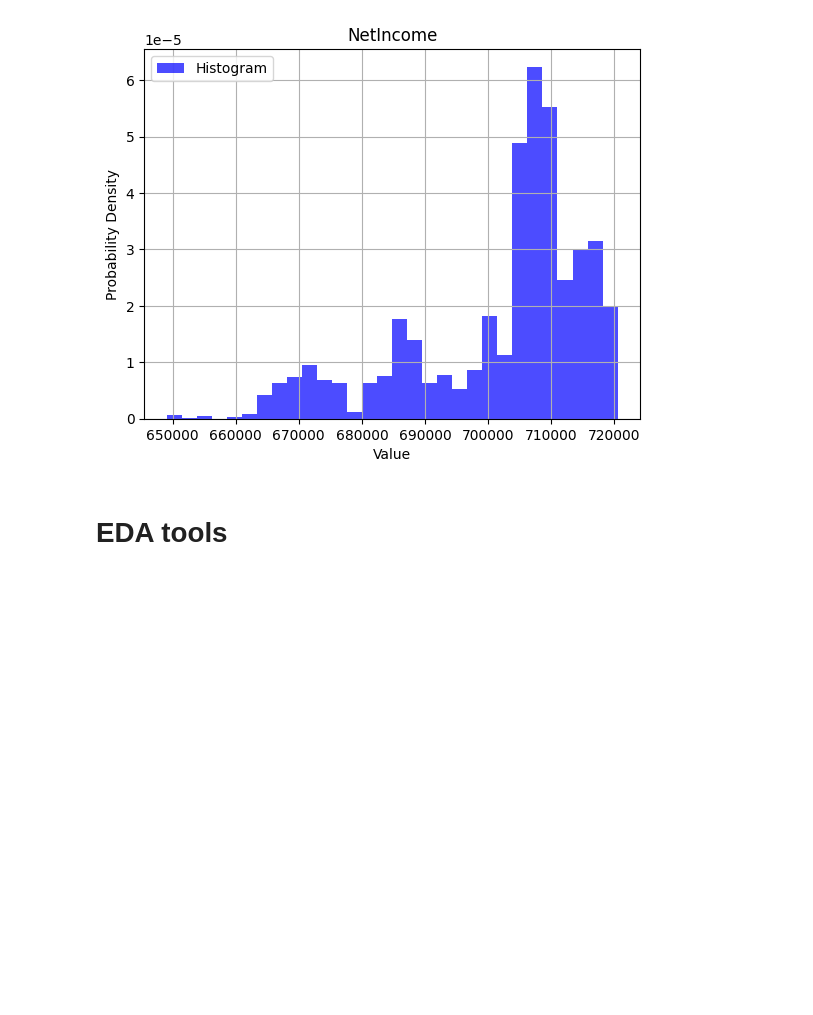
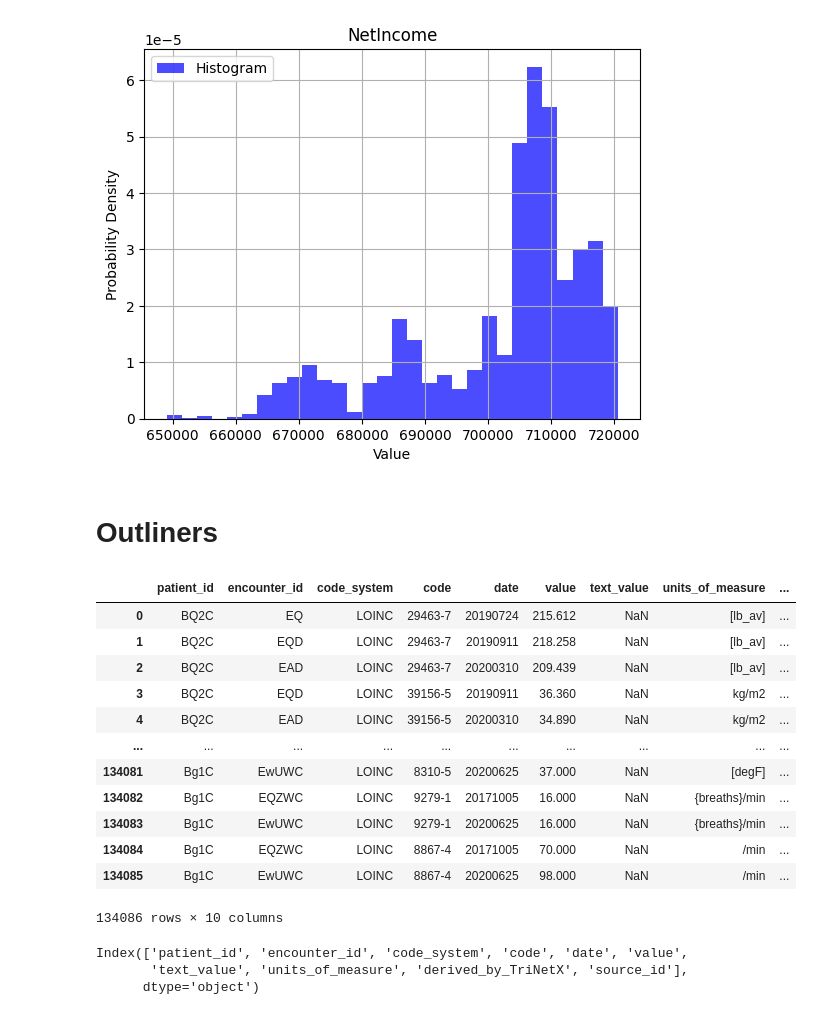
Before and after one commit to alexandra-hidalgo/datasci_3_eda, a Jupyter notebook: Datasci3.ipynb, the cells around one changed output. Drawn from its saved outputs; the diff is of its cells as text; code cells hidden in the pictures; blank space fills up the shorter version.

```diff
--- a/Datasci3.ipynb
+++ b/Datasci3.ipynb
@@ -228,5 +246,28 @@ plt.grid(True)
 plt.show()
 # %% [output]
 [figure]
-# %% [markdown]
-# EDA tools
+# %% [markdown]
+# Outliners
+# %%
+vitals_signs = pd.read_csv('https://raw.githubusercontent.com/hantswilliams/HHA_507_2023/main/WK3/data/trinetx/vitals_signs.csv')
+vitals_signs
+# %% [output]
+|  | patient_id | encounter_id | code_system | code | date | value | text_value | units_of_measure | ... |
+| 0 | BQ2C | EQ | LOINC | 29463-7 | 20190724 | 215.612 | NaN | [lb_av] | ... |
+| 1 | BQ2C | EQD | LOINC | 29463-7 | 20190911 | 218.258 | NaN | [lb_av] | ... |
+| 2 | BQ2C | EAD | LOINC | 29463-7 | 20200310 | 209.439 | NaN | [lb_av] | ... |
+| 3 | BQ2C | EQD | LOINC | 39156-5 | 20190911 | 36.360 | NaN | kg/m2 | ... |
+| 4 | BQ2C | EAD | LOINC | 39156-5 | 20200310 | 34.890 | NaN | kg/m2 | ... |
+| ... | ... | ... | ... | ... | ... | ... | ... | ... | ... |
+| 134081 | Bg1C | EwUWC | LOINC | 8310-5 | 20200625 | 37.000 | NaN | [degF] | ... |
+| 134082 | Bg1C | EQZWC | LOINC | 9279-1 | 20171005 | 16.000 | NaN | {breaths}/min | ... |
+| 134083 | Bg1C | EwUWC | LOINC | 9279-1 | 20200625 | 16.000 | NaN | {breaths}/min | ... |
+| 134084 | Bg1C | EQZWC | LOINC | 8867-4 | 20171005 | 70.000 | NaN | /min | ... |
+| 134085 | Bg1C | EwUWC | LOINC | 8867-4 | 20200625 | 98.000 | NaN | /min | ... |
+134086 rows × 10 columns
+# %%
+vitals_signs.columns
+# %% [output]
+Index(['patient_id', 'encounter_id', 'code_system', 'code', 'date', 'value',
+       'text_value', 'units_of_measure', 'derived_by_TriNetX', 'source_id'],
+      dtype='object')
```
Also changed, not shown: parts of 4 cells of this notebook.
